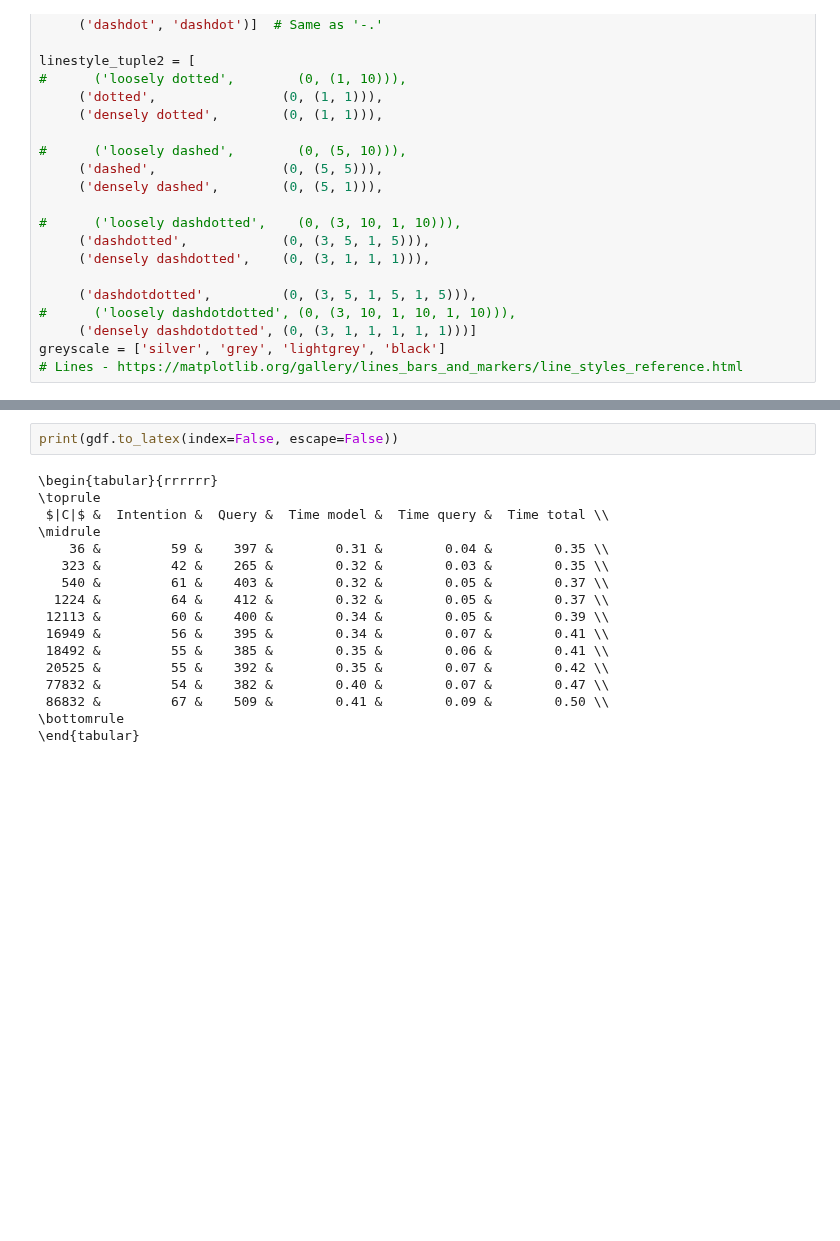
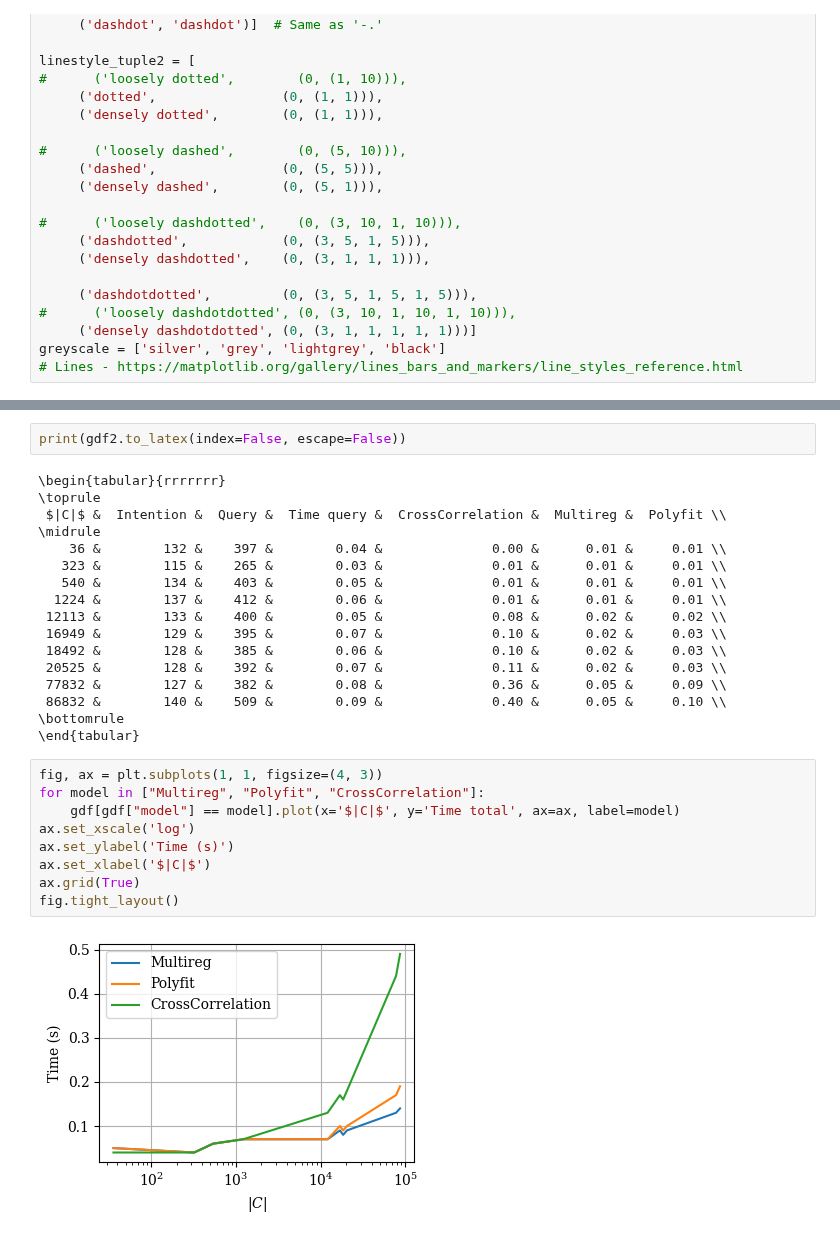
Before and after one commit to big-unibo/explain, a Jupyter notebook: intentional/src/main/python/chart_explain.ipynb, the cells around one changed output, grey strips where cells are left out. Saved outputs shown, nothing was run; the diff lists cells and outputs as text; blank space fills up the shorter version.

```diff
--- a/intentional/src/main/python/chart_explain.ipynb
+++ b/intentional/src/main/python/chart_explain.ipynb
@@ -116,21 +131,32 @@ fig.tight_layout()
 # %%
-print(gdf.to_latex(index=False, escape=False))
+print(gdf2.to_latex(index=False, escape=False))
 # %% [output]
-\begin{tabular}{rrrrrr}
+\begin{tabular}{rrrrrrr}
 \toprule
- $|C|$ &  Intention &  Query &  Time model &  Time query &  Time total \\
+ $|C|$ &  Intention &  Query &  Time query &  CrossCorrelation &  Multireg &  Polyfit \\
 \midrule
-    36 &         59 &    397 &        0.31 &        0.04 &        0.35 \\
-   323 &         42 &    265 &        0.32 &        0.03 &        0.35 \\
-   540 &         61 &    403 &        0.32 &        0.05 &        0.37 \\
-  1224 &         64 &    412 &        0.32 &        0.05 &        0.37 \\
- 12113 &         60 &    400 &        0.34 &        0.05 &        0.39 \\
- 16949 &         56 &    395 &        0.34 &        0.07 &        0.41 \\
- 18492 &         55 &    385 &        0.35 &        0.06 &        0.41 \\
- 20525 &         55 &    392 &        0.35 &        0.07 &        0.42 \\
- 77832 &         54 &    382 &        0.40 &        0.07 &        0.47 \\
- 86832 &         67 &    509 &        0.41 &        0.09 &        0.50 \\
+    36 &        132 &    397 &        0.04 &              0.00 &      0.01 &     0.01 \\
+   323 &        115 &    265 &        0.03 &              0.01 &      0.01 &     0.01 \\
+   540 &        134 &    403 &        0.05 &              0.01 &      0.01 &     0.01 \\
+  1224 &        137 &    412 &        0.06 &              0.01 &      0.01 &     0.01 \\
+ 12113 &        133 &    400 &        0.05 &              0.08 &      0.02 &     0.02 \\
+ 16949 &        129 &    395 &        0.07 &              0.10 &      0.02 &     0.03 \\
+ 18492 &        128 &    385 &        0.06 &              0.10 &      0.02 &     0.03 \\
+ 20525 &        128 &    392 &        0.07 &              0.11 &      0.02 &     0.03 \\
+ 77832 &        127 &    382 &        0.08 &              0.36 &      0.05 &     0.09 \\
+ 86832 &        140 &    509 &        0.09 &              0.40 &      0.05 &     0.10 \\
 \bottomrule
 \end{tabular}
+# %%
+fig, ax = plt.subplots(1, 1, figsize=(4, 3))
+for model in ["Multireg", "Polyfit", "CrossCorrelation"]:
+    gdf[gdf["model"] == model].plot(x='$|C|$', y='Time total', ax=ax, label=model)
+ax.set_xscale('log')
+ax.set_ylabel('Time (s)')
+ax.set_xlabel('$|C|$')
+ax.grid(True)
+fig.tight_layout()
+# %% [output]
+[figure, new version]
 # %%
 ((gdf["Query"] - gdf["Intention"]) / gdf["Query"]).mean()
```
Also changed, not shown: parts of 6 cells of this notebook, 2 other files.
